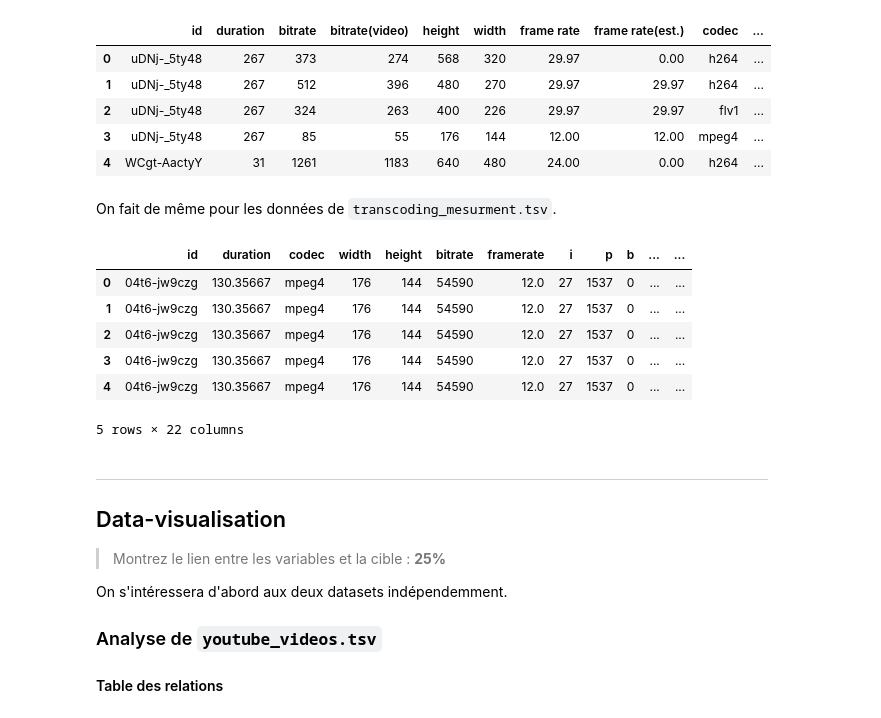
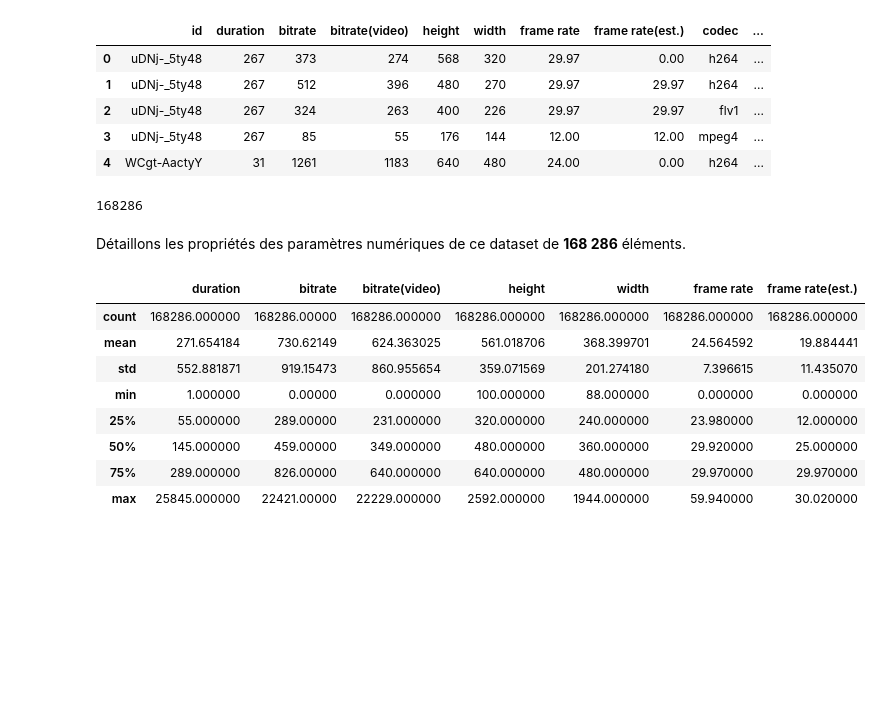
Before and after one commit to Anatole-Lapelerie/ESILV-S7-Python-for-Data-Analysis, a Jupyter notebook: main.ipynb, the cells around one changed output. Drawn from its saved outputs; the diff is of its cells as text; code cells hidden in the pictures; blank space fills up the shorter version.

Commit message:
Main : Récupération et première analyse des données

```diff
--- a/main.ipynb
+++ b/main.ipynb
@@ -22,7 +28,7 @@ import seaborn as sns
 On récupère d'abord les données de `youtube_videos.tsv` que l'on met sous forme de DataFrame.
 # %%
-df_transcoding_mesurment = pd.read_csv("input/youtube_videos.tsv",sep="\t")
-df_transcoding_mesurment.head()
+df_youtube_videos = pd.read_csv("input/youtube_videos.tsv",sep="\t")
+df_youtube_videos.head()
 # %% [output]
 |  | id | duration | bitrate | bitrate(video) | height | width | frame rate | frame rate(est.) | codec | ... |
 | 0 | uDNj-_5ty48 | 267 | 373 | 274 | 568 | 320 | 29.97 | 0.00 | h264 | ... |
@@ -30,31 +36,24 @@ df_transcoding_mesurment.head()
 | 2 | uDNj-_5ty48 | 267 | 324 | 263 | 400 | 226 | 29.97 | 29.97 | flv1 | ... |
 | 3 | uDNj-_5ty48 | 267 | 85 | 55 | 176 | 144 | 12.00 | 12.00 | mpeg4 | ... |
 | 4 | WCgt-AactyY | 31 | 1261 | 1183 | 640 | 480 | 24.00 | 0.00 | h264 | ... |
-# %% [markdown]
-On fait de même pour les données de `transcoding_mesurment.tsv`.
-# %%
-df_youtube_videos = pd.read_csv("input/transcoding_mesurment.tsv",sep="\t")
-df_youtube_videos.head()
-# %% [output]
-|  | id | duration | codec | width | height | bitrate | framerate | i | p | b | ... | ... |
-| 0 | 04t6-jw9czg | 130.35667 | mpeg4 | 176 | 144 | 54590 | 12.0 | 27 | 1537 | 0 | ... | ... |
-| 1 | 04t6-jw9czg | 130.35667 | mpeg4 | 176 | 144 | 54590 | 12.0 | 27 | 1537 | 0 | ... | ... |
-| 2 | 04t6-jw9czg | 130.35667 | mpeg4 | 176 | 144 | 54590 | 12.0 | 27 | 1537 | 0 | ... | ... |
-| 3 | 04t6-jw9czg | 130.35667 | mpeg4 | 176 | 144 | 54590 | 12.0 | 27 | 1537 | 0 | ... | ... |
-| 4 | 04t6-jw9czg | 130.35667 | mpeg4 | 176 | 144 | 54590 | 12.0 | 27 | 1537 | 0 | ... | ... |
-5 rows × 22 columns
-# %% [markdown]
-----
-
-## Data-visualisation
-
-> Montrez le lien entre les variables et la cible : **25%**
-
-On s'intéressera d'abord aux deux datasets indépendemment.
-
-### Analyse de `youtube_videos.tsv`
-
-#### Table des relations
+# %%
+len(df_youtube_videos)
+# %% [output]
+168286
+# %% [markdown]
+Détaillons les propriétés des paramètres numériques de ce dataset de **168 286** éléments.
+# %%
+df_youtube_videos.describe()
+# %% [output]
+|  | duration | bitrate | bitrate(video) | height | width | frame rate | frame rate(est.) |
+| count | 168286.000000 | 168286.00000 | 168286.000000 | 168286.000000 | 168286.000000 | 168286.000000 | 168286.000000 |
+| mean | 271.654184 | 730.62149 | 624.363025 | 561.018706 | 368.399701 | 24.564592 | 19.884441 |
+| std | 552.881871 | 919.15473 | 860.955654 | 359.071569 | 201.274180 | 7.396615 | 11.435070 |
+| min | 1.000000 | 0.00000 | 0.000000 | 100.000000 | 88.000000 | 0.000000 | 0.000000 |
+| 25% | 55.000000 | 289.00000 | 231.000000 | 320.000000 | 240.000000 | 23.980000 | 12.000000 |
+| 50% | 145.000000 | 459.00000 | 349.000000 | 480.000000 | 360.000000 | 29.920000 | 25.000000 |
+| 75% | 289.000000 | 826.00000 | 640.000000 | 640.000000 | 480.000000 | 29.970000 | 29.970000 |
+| max | 25845.000000 | 22421.00000 | 22229.000000 | 2592.000000 | 1944.000000 | 59.940000 | 30.020000 |
 # %%
 sns.pairplot(df_youtube_videos)
 # %% [output]
```
Also changed, not shown: parts of 13 cells of this notebook.
